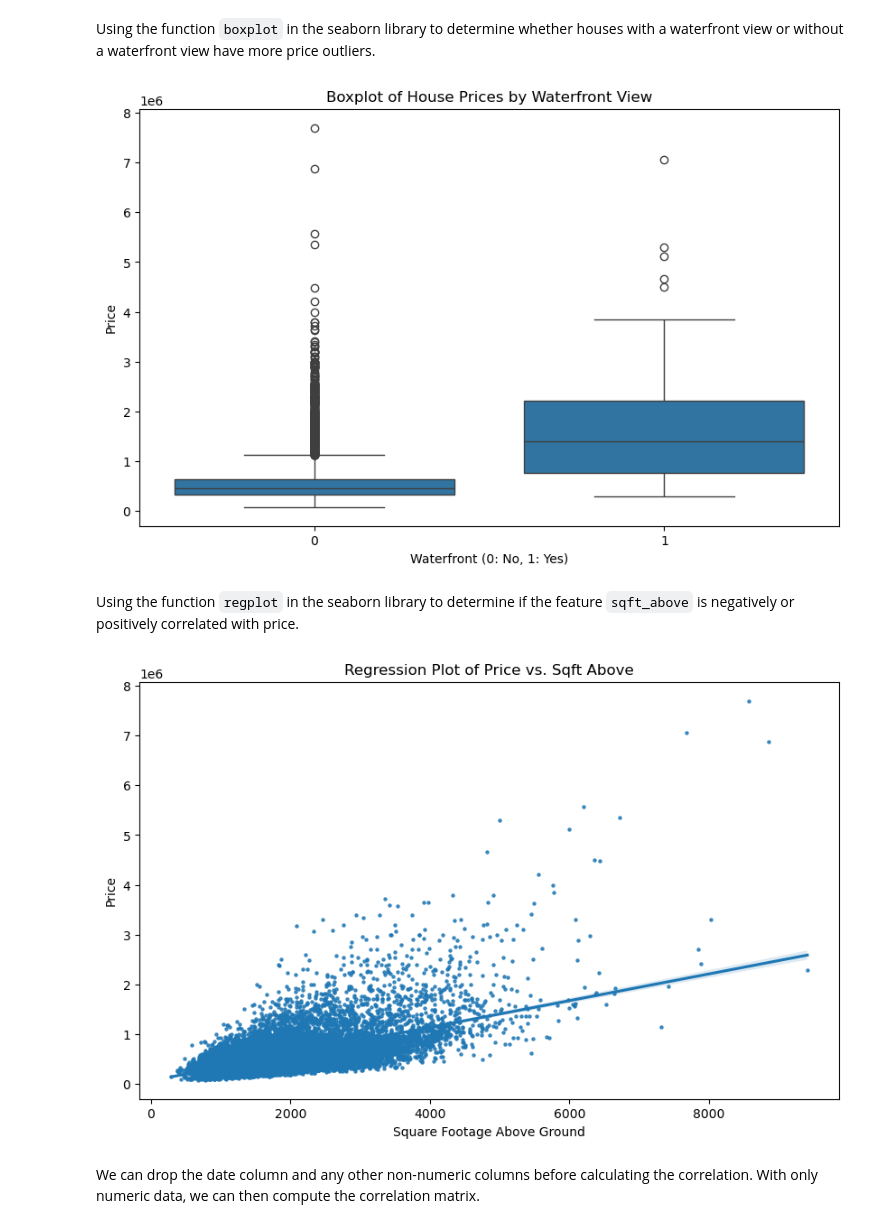
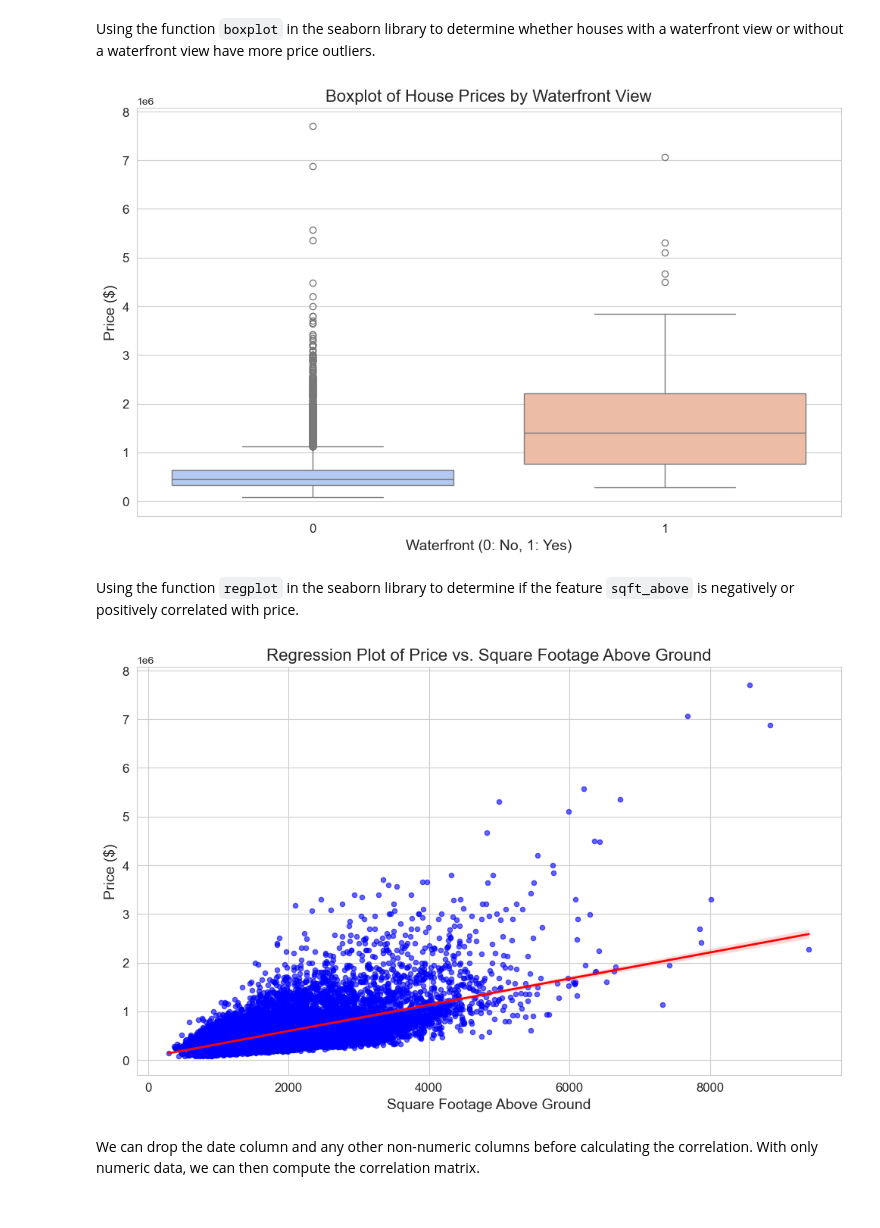
Before and after one commit to kcinova/data-science, a Jupyter notebook: IBM-certificate/predictive-modeling-for-housing-king-county.ipynb, the cells around one changed output. Cells and saved outputs as stored; diff of their text form; code cells hidden in the pictures.

```diff
--- a/IBM-certificate/predictive-modeling-for-housing-king-county.ipynb
+++ b/IBM-certificate/predictive-modeling-for-housing-king-county.ipynb
@@ -181,25 +181,50 @@ floors
 # %% [markdown]
 Using the function <code>boxplot</code> in the seaborn library  to  determine whether houses with a waterfront view or without a waterfront view have more price outliers.
 # %%
-plt.figure(figsize=(10, 6))
-sns.boxplot(x='waterfront', y='price', data=df)
-plt.title('Boxplot of House Prices by Waterfront View')
-plt.xlabel('Waterfront (0: No, 1: Yes)')
-plt.ylabel('Price')
+sns.set_style("whitegrid")
+
+sns.set_palette("pastel")
+
+plt.figure(figsize=(12, 7))
+sns.boxplot(
+    x='waterfront', y='price', data=df,
+    palette='coolwarm'
+)
+
+plt.title('Boxplot of House Prices by Waterfront View', fontsize=16)
+plt.xlabel('Waterfront (0: No, 1: Yes)', fontsize=14)
+plt.ylabel('Price ($)', fontsize=14)
+
+plt.xticks(fontsize=12)
+plt.yticks(fontsize=12)
+
 plt.show()
 # %% [output]
-[figure, old version]
+[figure, new version]
 # %% [markdown]
 Using the function <code>regplot</code>  in the seaborn library  to  determine if the feature <code>sqft_above</code> is negatively or positively correlated with price.
 # %%
-plt.figure(figsize=(10, 6))
-sns.regplot(x='sqft_above', y='price', data=df, scatter_kws={'s': 5})
-plt.title('Regression Plot of Price vs. Sqft Above')
-plt.xlabel('Square Footage Above Ground')
-plt.ylabel('Price')
+sns.set_style("whitegrid")
+
+sns.set_palette("muted")
+
+plt.figure(figsize=(12, 7))
+sns.regplot(
+    x='sqft_above', y='price', data=df,
+    scatter_kws={'s': 20, 'alpha': 0.6, 'color': 'blue'},
+    line_kws={'color': 'red', 'lw': 2}
+)
+
+plt.title('Regression Plot of Price vs. Square Footage Above Ground', fontsize=16)
+plt.xlabel('Square Footage Above Ground', fontsize=14)
+plt.ylabel('Price ($)', fontsize=14)
+
+plt.xticks(fontsize=12)
+plt.yticks(fontsize=12)
+
 plt.show()
 # %% [output]
-[figure, old version]
+[figure, new version]
 # %% [markdown]
 We can drop the date column and any other non-numeric columns before calculating the correlation. With only numeric data, we can then compute the correlation matrix.
 # %%
```
